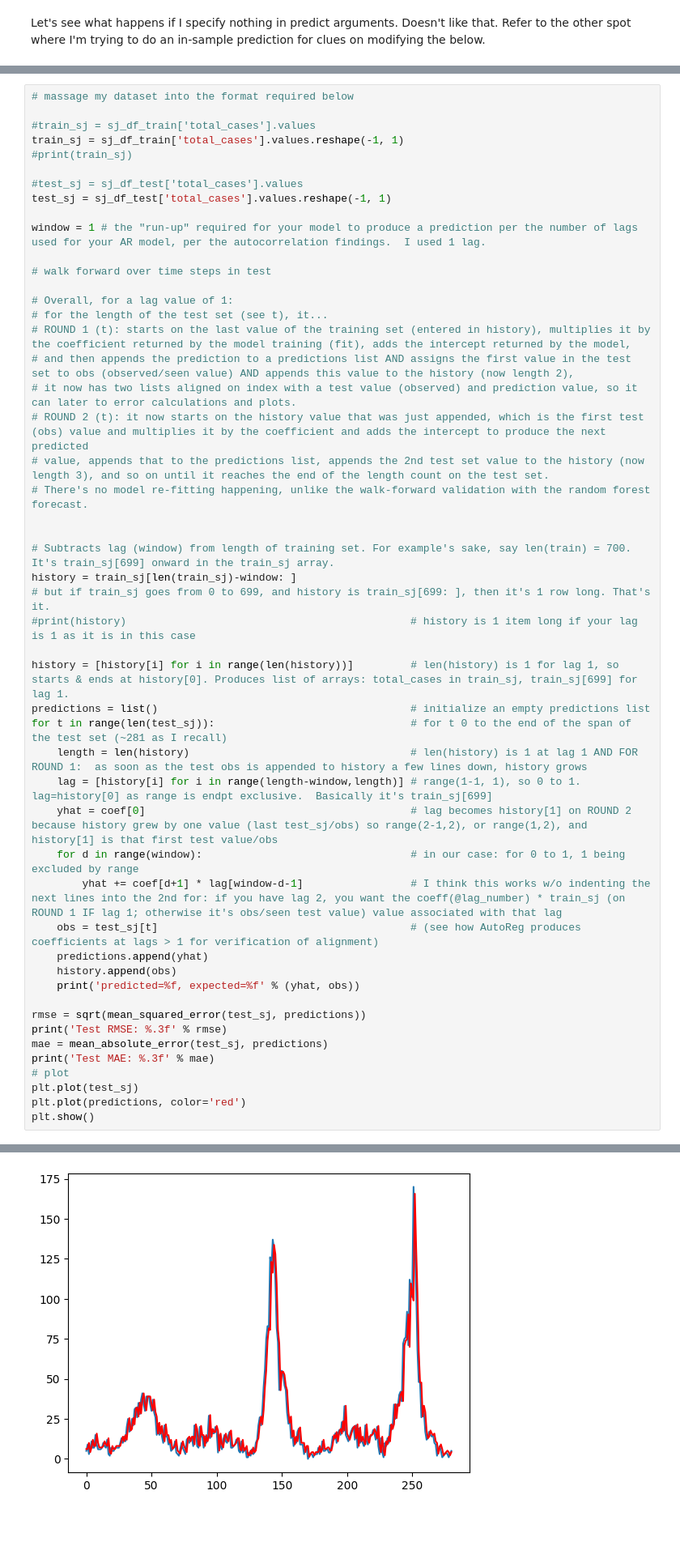
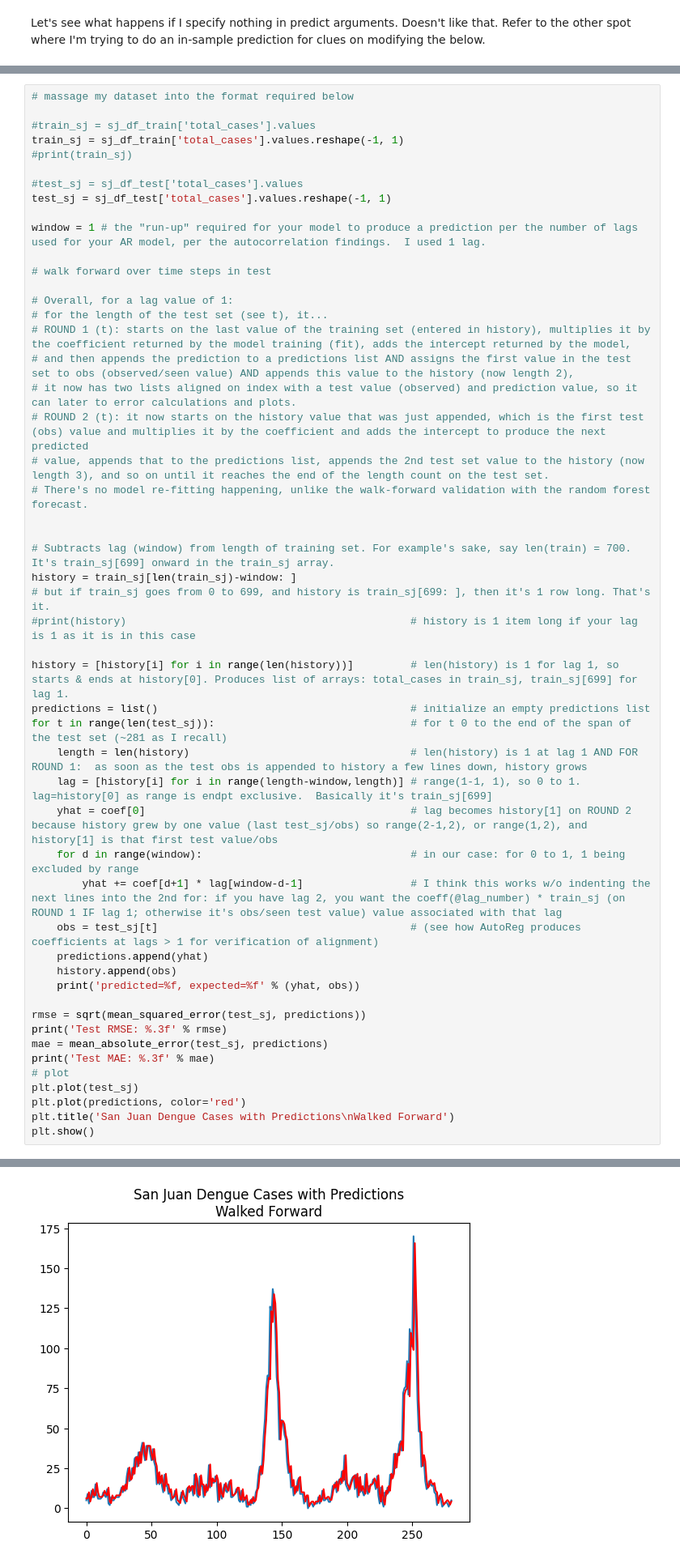
Before and after one commit to ValerieDier/multivariate_timeseries_forecasting_dengue, a Jupyter notebook: notebooks/ar_trial_nlags.ipynb, the cells around one changed output, grey strips where cells are left out. Shown at 81% size. Cells and saved outputs as stored; diff of their text form; blank space fills up the shorter version.

```diff
--- a/notebooks/ar_trial_nlags.ipynb
+++ b/notebooks/ar_trial_nlags.ipynb
@@ -474,34 +476,35 @@ for t in range(len(test_sj)):                               # for t 0 to the end
     predictions.append(yhat)
     history.append(obs)
     print('predicted=%f, expected=%f' % (yhat, obs))
 
 rmse = sqrt(mean_squared_error(test_sj, predictions))
 print('Test RMSE: %.3f' % rmse)
 mae = mean_absolute_error(test_sj, predictions)
 print('Test MAE: %.3f' % mae)
 # plot
 plt.plot(test_sj)
 plt.plot(predictions, color='red')
+plt.title('San Juan Dengue Cases with Predictions\nWalked Forward')
 plt.show()
 # %% [output]
 predicted=6.158745, expected=5.000000
 predicted=6.158745, expected=9.000000
 predicted=10.025420, expected=3.000000
 predicted=4.225407, expected=6.000000
 predicted=7.125413, expected=11.000000
 predicted=11.958757, expected=7.000000
 predicted=8.092082, expected=7.000000
 predicted=8.092082, expected=15.000000
 predicted=15.825432, expected=9.000000
 predicted=10.025420, expected=6.000000
 predicted=7.125413, expected=6.000000
 predicted=7.125413, expected=6.000000
 ... (267 lines left out)
 predicted=2.292070, expected=3.000000
 predicted=4.225407, expected=5.000000
 Test RMSE: 9.673
 Test MAE: 6.001
-[figure, old version]
+[figure, new version]
 # %% [markdown]
 In the `.predict()` and `.forecast()`, it never gets the test set as input, it only gets a length.  The walk-forward done above applies the coefficient and intercept to EACH test point.
 # %%
```
Also changed, not shown: parts of 6 cells of this notebook, 1 other file.
